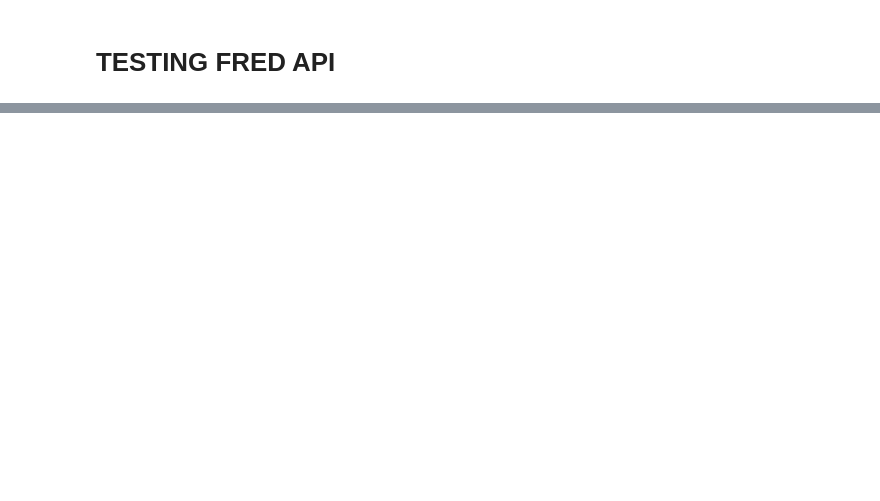
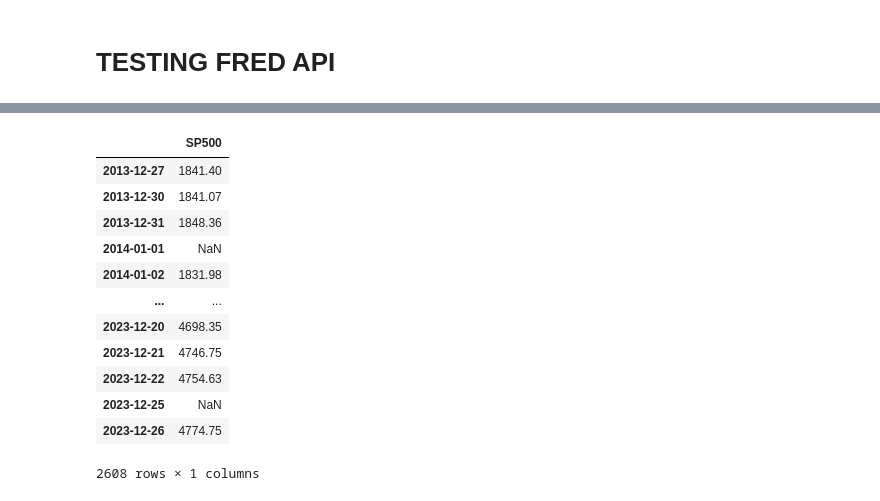
Before and after one commit to shreyashguptas/learning_algo_trading, a Jupyter notebook: first_file.ipynb, the cells around one changed output, grey strips where cells are left out. Saved outputs shown, nothing was run; the diff lists cells and outputs as text; code cells hidden in the pictures; blank space fills up the shorter version.

```diff
--- a/first_file.ipynb
+++ b/first_file.ipynb
@@ -448,0 +457,19 @@ data = fred.get_series('SP500')
+# %%
+data = pd.DataFrame(data)
+data.columns = ['SP500']
+
+data
+# %% [output]
+|  | SP500 |
+| 2013-12-27 | 1841.40 |
+| 2013-12-30 | 1841.07 |
+| 2013-12-31 | 1848.36 |
+| 2014-01-01 | NaN |
+| 2014-01-02 | 1831.98 |
+| ... | ... |
+| 2023-12-20 | 4698.35 |
+| 2023-12-21 | 4746.75 |
+| 2023-12-22 | 4754.63 |
+| 2023-12-25 | NaN |
+| 2023-12-26 | 4774.75 |
+2608 rows × 1 columns
```
Also changed, not shown: parts of 11 cells of this notebook.
